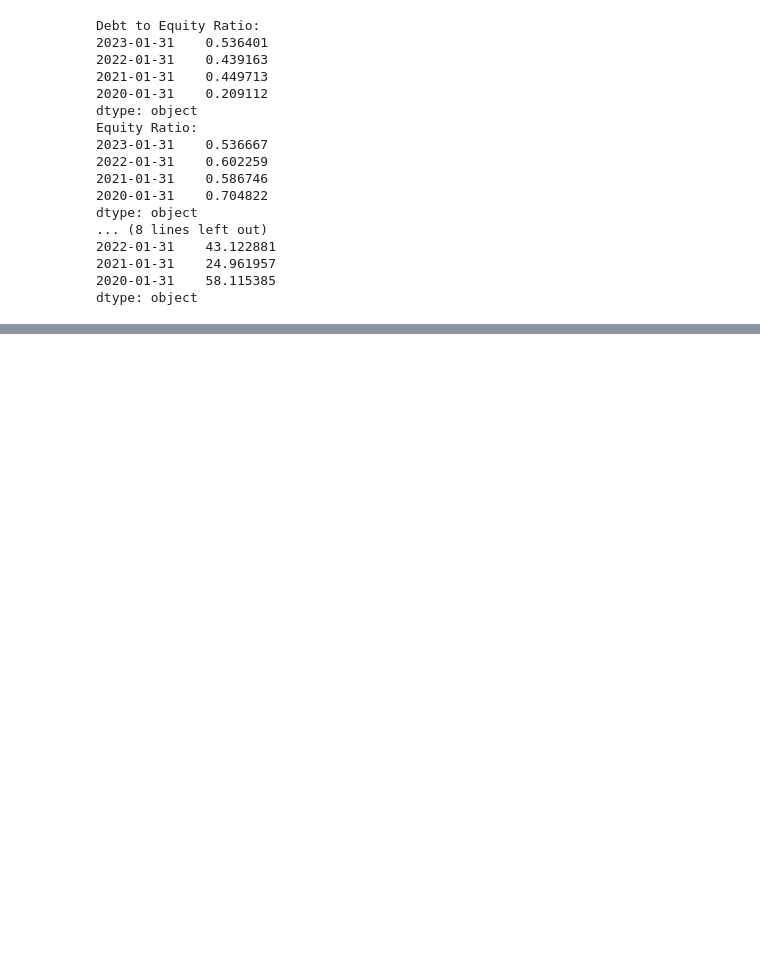
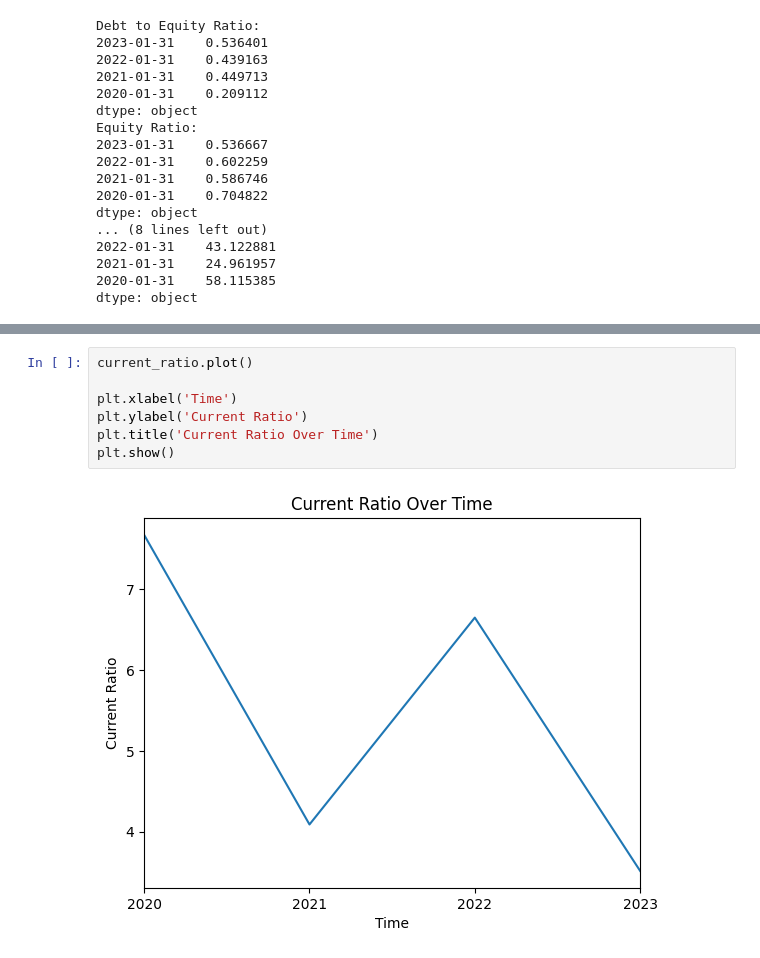
Before and after one commit to jainayushee/financial-ratios-analysis, a Jupyter notebook: bs_analysis_assignment-1.ipynb, the cells around one changed output, grey strips where cells are left out. Drawn from its saved outputs; the diff is of its cells as text; blank space fills up the shorter version.

```diff
--- a/bs_analysis_assignment-1.ipynb
+++ b/bs_analysis_assignment-1.ipynb
@@ -212,0 +241,9 @@ dtype: object
+# %%
+current_ratio.plot()
+
+plt.xlabel('Time')
+plt.ylabel('Current Ratio')
+plt.title('Current Ratio Over Time')
+plt.show()
+# %% [output]
+[figure, added]
```
Also changed, not shown: parts of 7 cells of this notebook.
